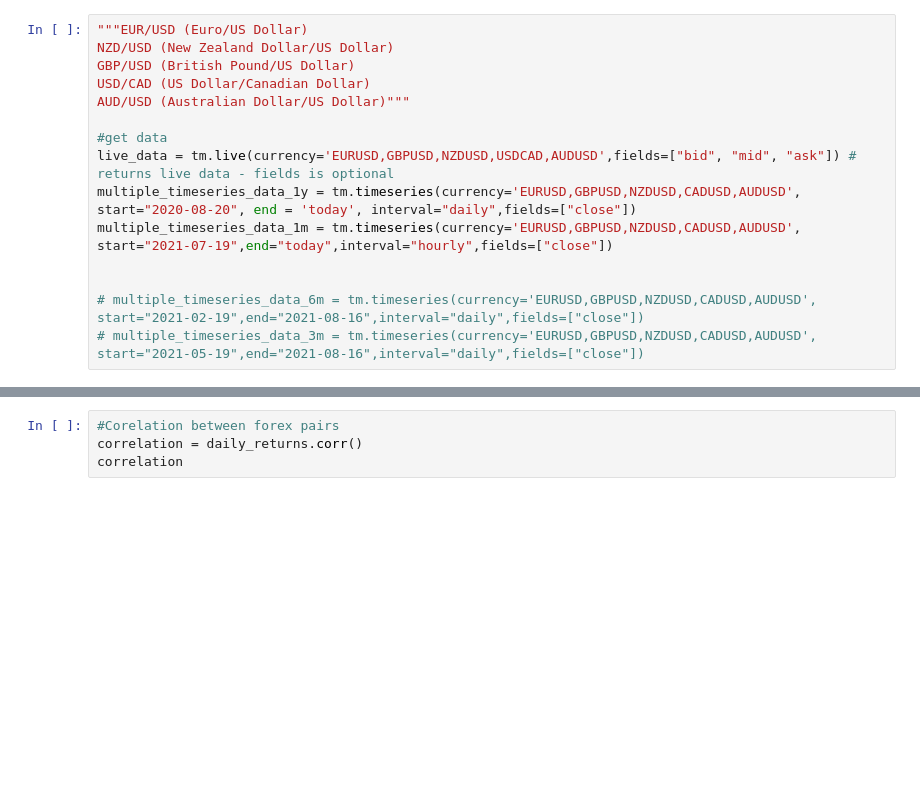
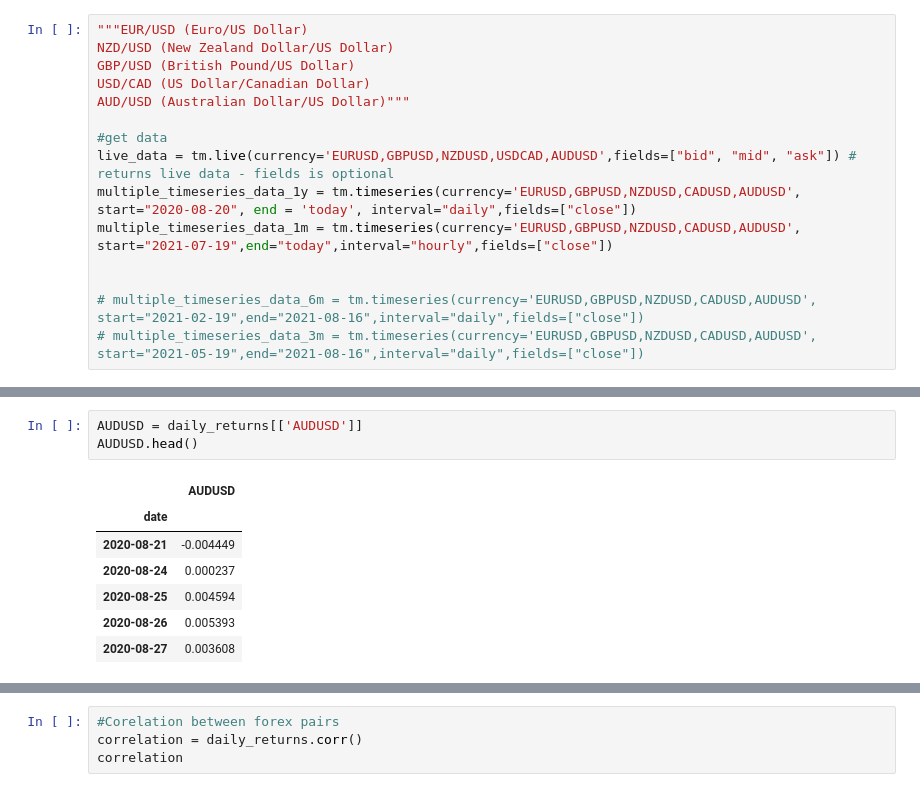
Before and after one commit to jenno11/Currency-Analysis, a Jupyter notebook: Project1.ipynb, the cells around one changed output, grey strips where cells are left out. Saved outputs shown, nothing was run; the diff lists cells and outputs as text; blank space fills up the shorter version.

```diff
--- a/Project1.ipynb
+++ b/Project1.ipynb
@@ -120,3 +141,14 @@ daily_returns
 | 2021-08-19 | -0.002708 | -0.008516 | -0.007704 | -0.012966 | -0.012247 |
 | 2021-08-20 | 0.001944 | -0.000858 | 0.001260 | 0.000500 | -0.000616 |
 261 rows × 5 columns
+# %%
+AUDUSD = daily_returns[['AUDUSD']]
+AUDUSD.head()
+# %% [output]
+|  | AUDUSD |
+| date |  |
+| 2020-08-21 | -0.004449 |
+| 2020-08-24 | 0.000237 |
+| 2020-08-25 | 0.004594 |
+| 2020-08-26 | 0.005393 |
+| 2020-08-27 | 0.003608 |
```
Also changed, not shown: parts of 8 cells of this notebook.
